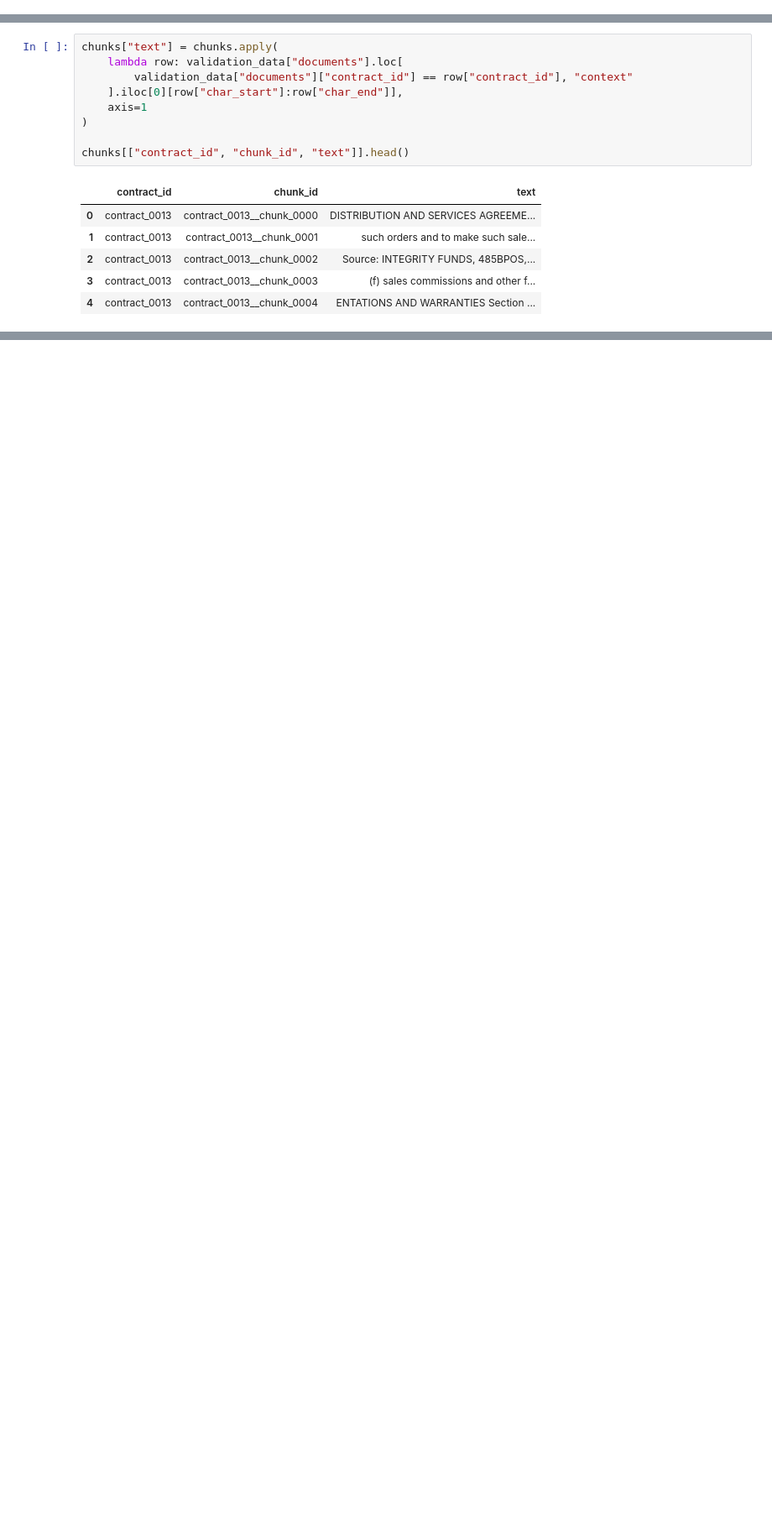
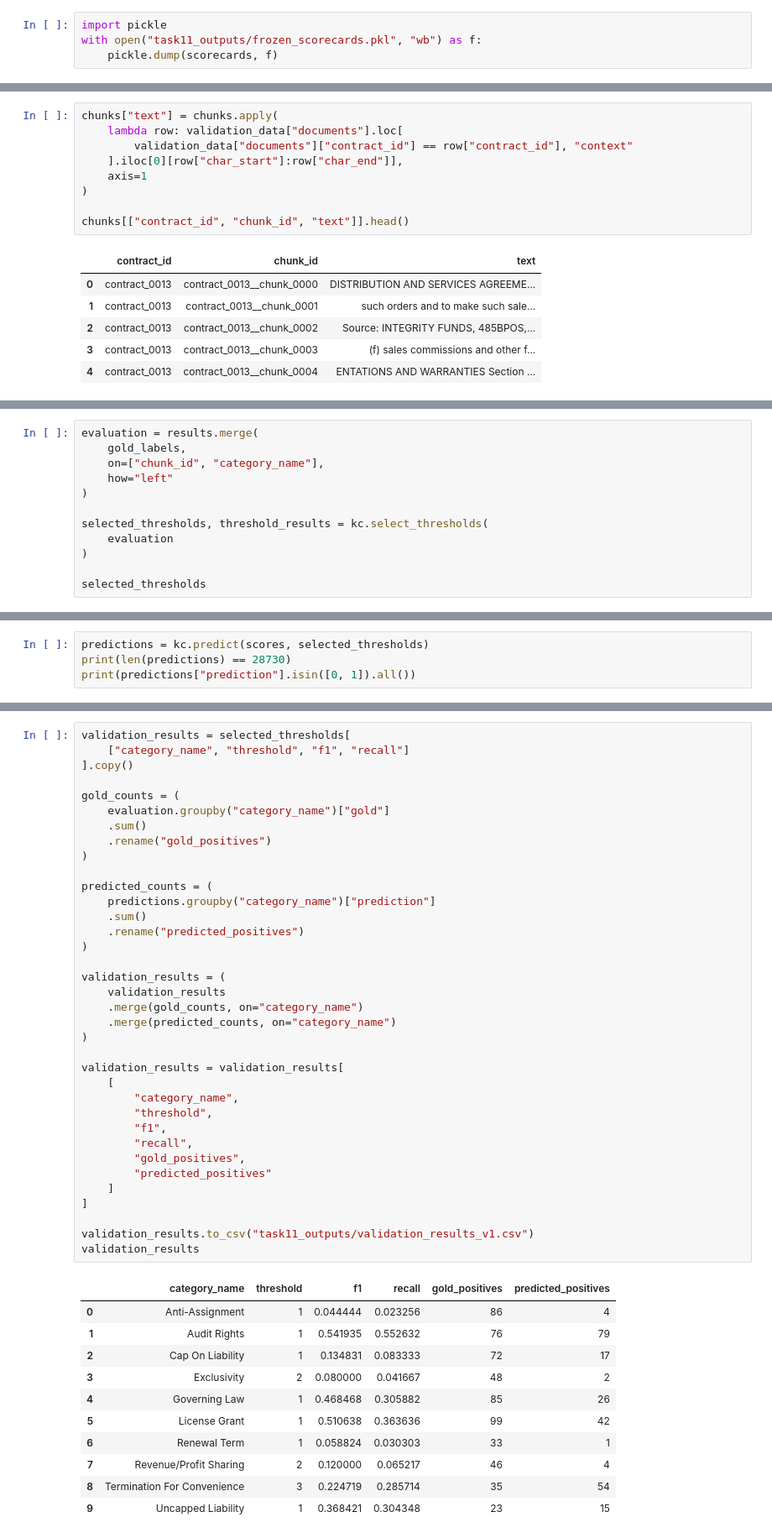
Before and after one commit to Break-Through-Tech/Accenture-1O-contract-review-challenge, a Jupyter notebook: notebooks/task11_keyword_baseline.ipynb, the cells around one changed output, grey strips where cells are left out. Shown at 84% size. Cells and saved outputs as stored; diff of their text form; blank space fills up the shorter version.

```diff
--- a/notebooks/task11_keyword_baseline.ipynb
+++ b/notebooks/task11_keyword_baseline.ipynb
@@ -1605,2 +1554,6 @@ frozen_scorecards = copy.deepcopy(scorecards)
+# %%
+import pickle
+with open("task11_outputs/frozen_scorecards.pkl", "wb") as f:
+    pickle.dump(scorecards, f)
 # %% [markdown]
 ## Import Data & Make Chunks
@@ -1703,0 +1713,12 @@ sum(r["score"] > 0 for r in results)
+# %%
+evaluation = results.merge(
+    gold_labels,
+    on=["chunk_id", "category_name"],
+    how="left"
+)
+
+selected_thresholds, threshold_results = kc.select_thresholds(
+    evaluation
+)
+
+selected_thresholds
@@ -1703,0 +1747,4 @@ sum(r["score"] > 0 for r in results)
+# %%
+predictions = kc.predict(scores, selected_thresholds)
+print(len(predictions) == 28730)
+print(predictions["prediction"].isin([0, 1]).all())
@@ -1703,0 +1773,48 @@ sum(r["score"] > 0 for r in results)
+# %%
+validation_results = selected_thresholds[
+    ["category_name", "threshold", "f1", "recall"]
+].copy()
+
+gold_counts = (
+    evaluation.groupby("category_name")["gold"]
+    .sum()
+    .rename("gold_positives")
+)
+
+predicted_counts = (
+    predictions.groupby("category_name")["prediction"]
+    .sum()
+    .rename("predicted_positives")
+)
+
+validation_results = (
+    validation_results
+    .merge(gold_counts, on="category_name")
+    .merge(predicted_counts, on="category_name")
+)
+
+validation_results = validation_results[
+    [
+        "category_name",
+        "threshold",
+        "f1",
+        "recall",
+        "gold_positives",
+        "predicted_positives"
+    ]
+]
+
+validation_results.to_csv("task11_outputs/validation_results_v1.csv")
+validation_results
+# %% [output]
+|  | category_name | threshold | f1 | recall | gold_positives | predicted_positives |
+| 0 | Anti-Assignment | 1 | 0.044444 | 0.023256 | 86 | 4 |
+| 1 | Audit Rights | 1 | 0.541935 | 0.552632 | 76 | 79 |
+| 2 | Cap On Liability | 1 | 0.134831 | 0.083333 | 72 | 17 |
+| 3 | Exclusivity | 2 | 0.080000 | 0.041667 | 48 | 2 |
+| 4 | Governing Law | 1 | 0.468468 | 0.305882 | 85 | 26 |
+| 5 | License Grant | 1 | 0.510638 | 0.363636 | 99 | 42 |
+| 6 | Renewal Term | 1 | 0.058824 | 0.030303 | 33 | 1 |
+| 7 | Revenue/Profit Sharing | 2 | 0.120000 | 0.065217 | 46 | 4 |
+| 8 | Termination For Convenience | 3 | 0.224719 | 0.285714 | 35 | 54 |
+| 9 | Uncapped Liability | 1 | 0.368421 | 0.304348 | 23 | 15 |
```
Also changed, not shown: parts of 22 cells of this notebook, 5 other files.
